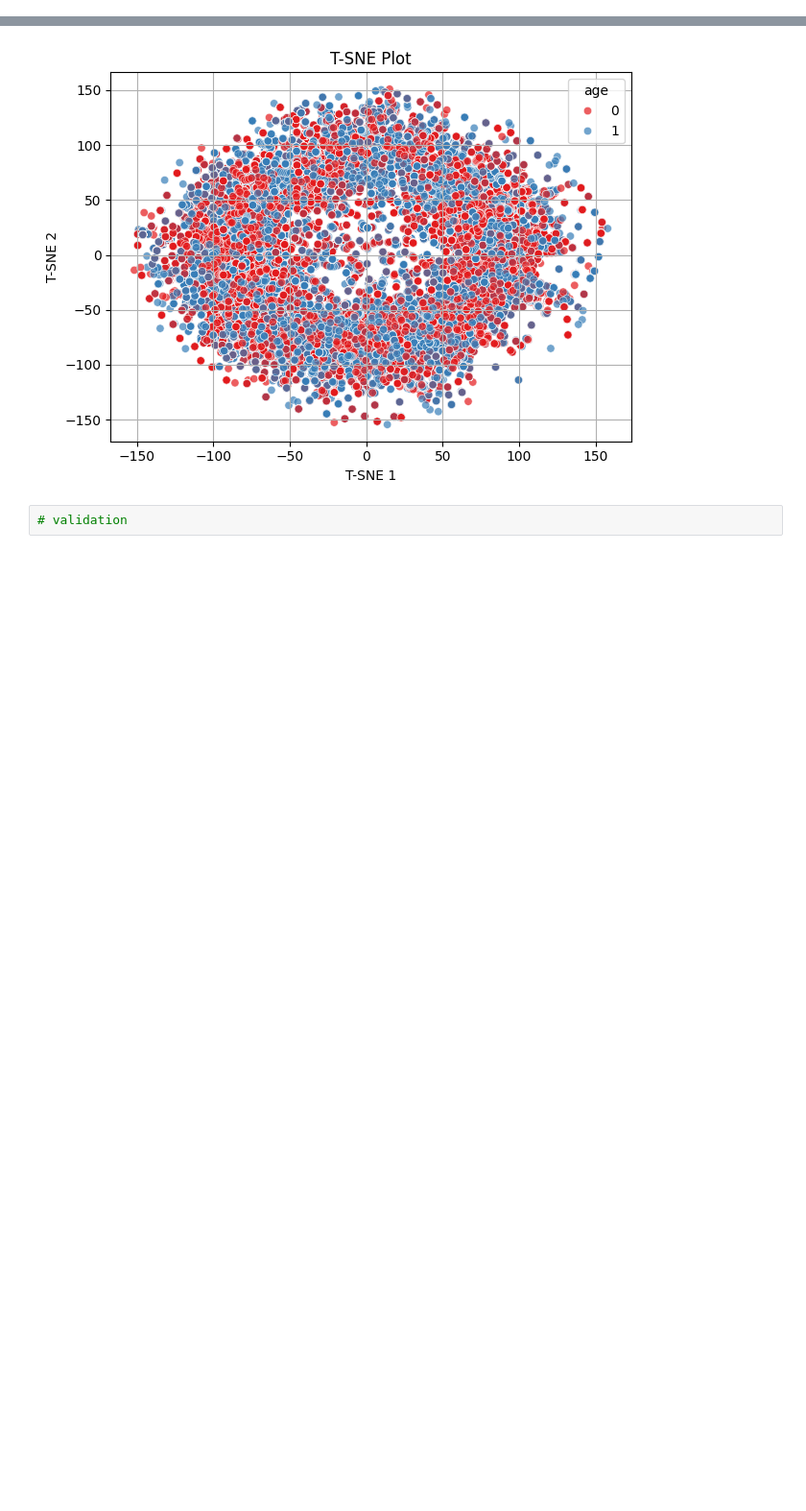
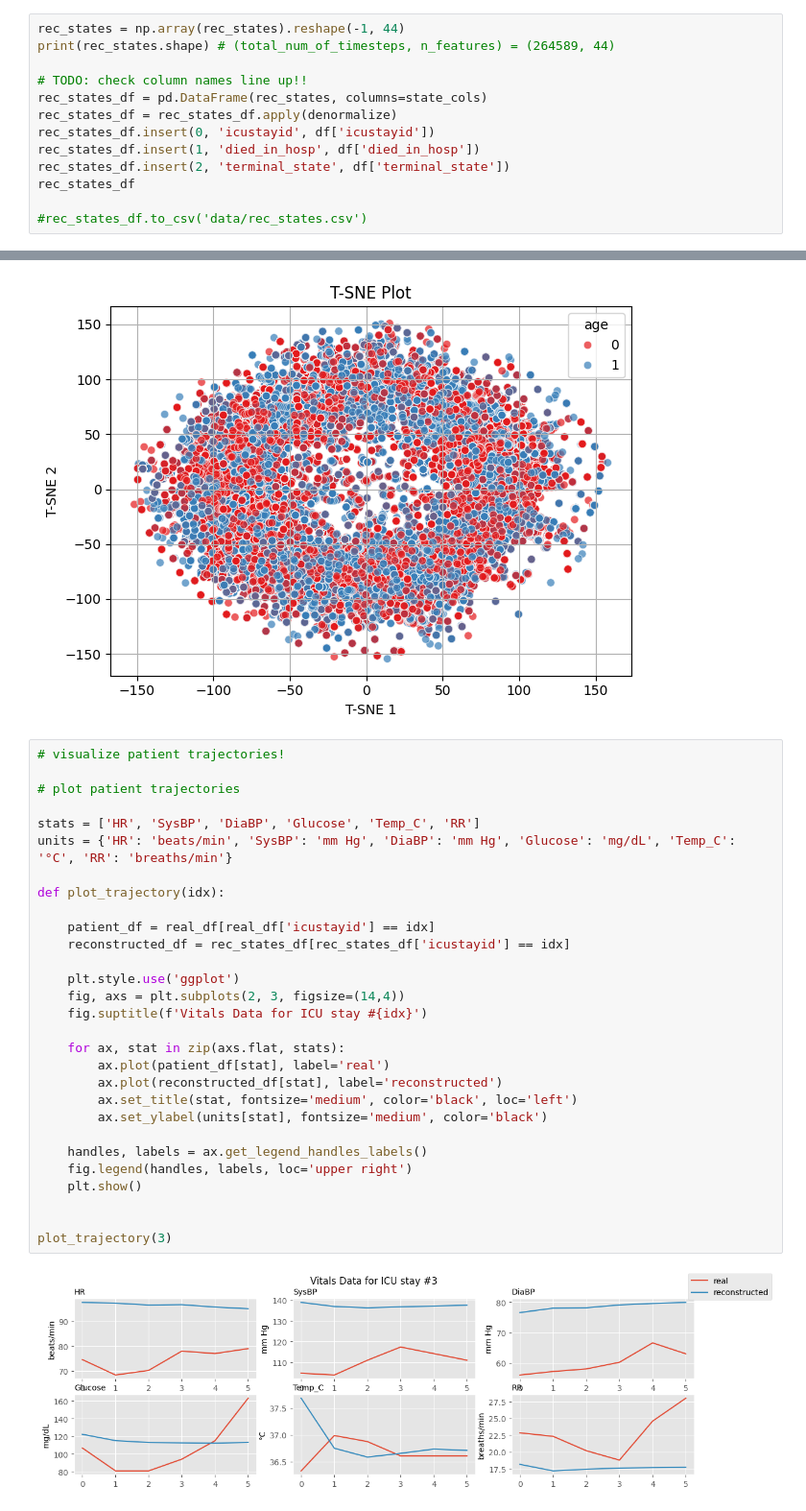
Before and after one commit to weissguy/rl-sepsis, a Jupyter notebook: mimic_states.ipynb, the cells around one changed output, grey strips where cells are left out. Shown at 96% size. Cells and saved outputs as stored; diff of their text form; blank space fills up the shorter version.

```diff
--- a/mimic_states.ipynb
+++ b/mimic_states.ipynb
@@ -199,0 +260,13 @@ latent_df
+# %%
+rec_states = np.array(rec_states).reshape(-1, 44)
+print(rec_states.shape) # (total_num_of_timesteps, n_features) = (264589, 44)
+
+# TODO: check column names line up!!
+rec_states_df = pd.DataFrame(rec_states, columns=state_cols)
+rec_states_df = rec_states_df.apply(denormalize)
+rec_states_df.insert(0, 'icustayid', df['icustayid'])
+rec_states_df.insert(1, 'died_in_hosp', df['died_in_hosp'])
+rec_states_df.insert(2, 'terminal_state', df['terminal_state'])
+rec_states_df
+
+#rec_states_df.to_csv('data/rec_states.csv')
@@ -247,4 +335,33 @@ plt.show()
 # %% [output]
 [figure]
 # %%
-# validation
+# visualize patient trajectories!
+
+# plot patient trajectories
+
+stats = ['HR', 'SysBP', 'DiaBP', 'Glucose', 'Temp_C', 'RR']
+units = {'HR': 'beats/min', 'SysBP': 'mm Hg', 'DiaBP': 'mm Hg', 'Glucose': 'mg/dL', 'Temp_C': '°C', 'RR': 'breaths/min'}
+
+def plot_trajectory(idx):
+
+    patient_df = real_df[real_df['icustayid'] == idx]
+    reconstructed_df = rec_states_df[rec_states_df['icustayid'] == idx]
+
+    plt.style.use('ggplot')
+    fig, axs = plt.subplots(2, 3, figsize=(14,4))
+    fig.suptitle(f'Vitals Data for ICU stay #{idx}')
+
+    for ax, stat in zip(axs.flat, stats):
+        ax.plot(patient_df[stat], label='real')
+        ax.plot(reconstructed_df[stat], label='reconstructed')
+        ax.set_title(stat, fontsize='medium', color='black', loc='left')
+        ax.set_ylabel(units[stat], fontsize='medium', color='black')
+
+    handles, labels = ax.get_legend_handles_labels()
+    fig.legend(handles, labels, loc='upper right')
+    plt.show()
+
+
+plot_trajectory(3)
+# %% [output]
+[figure, added]
```
Also changed, not shown: parts of 12 cells of this notebook, 7 other files.
